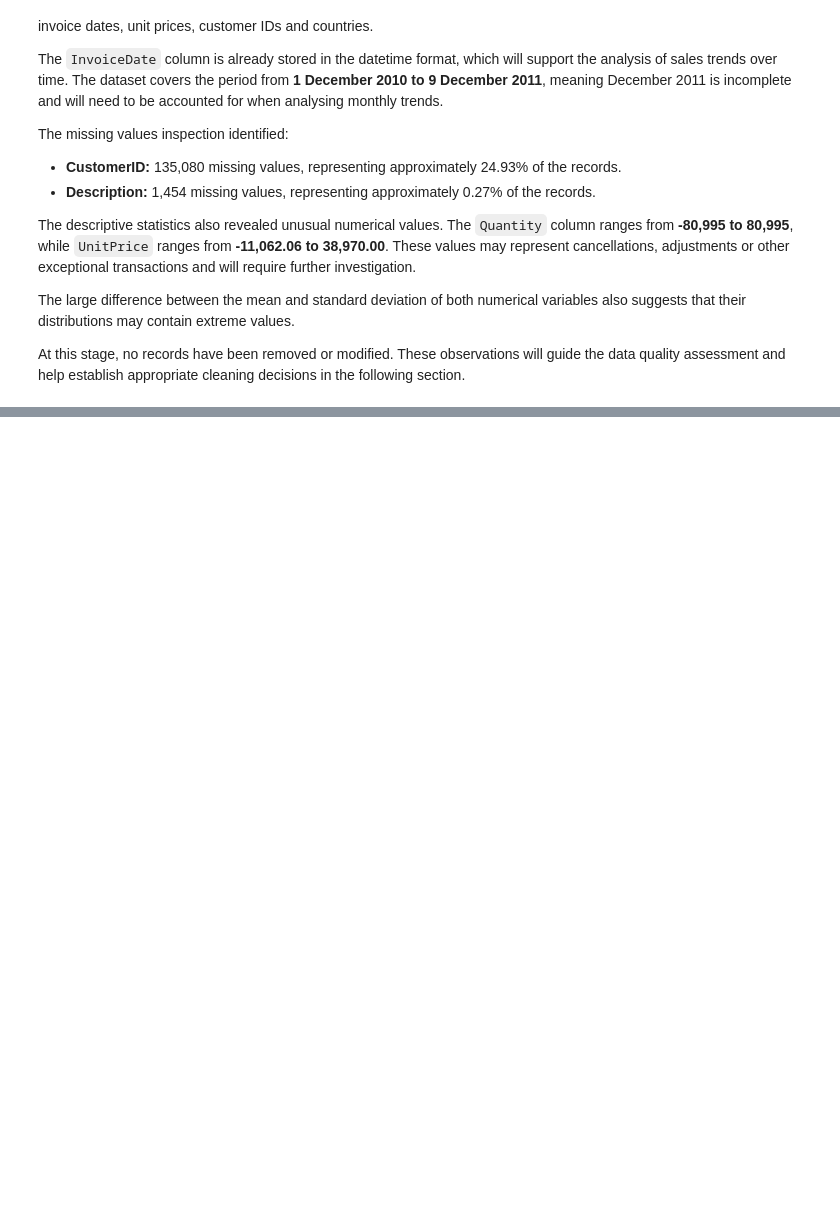
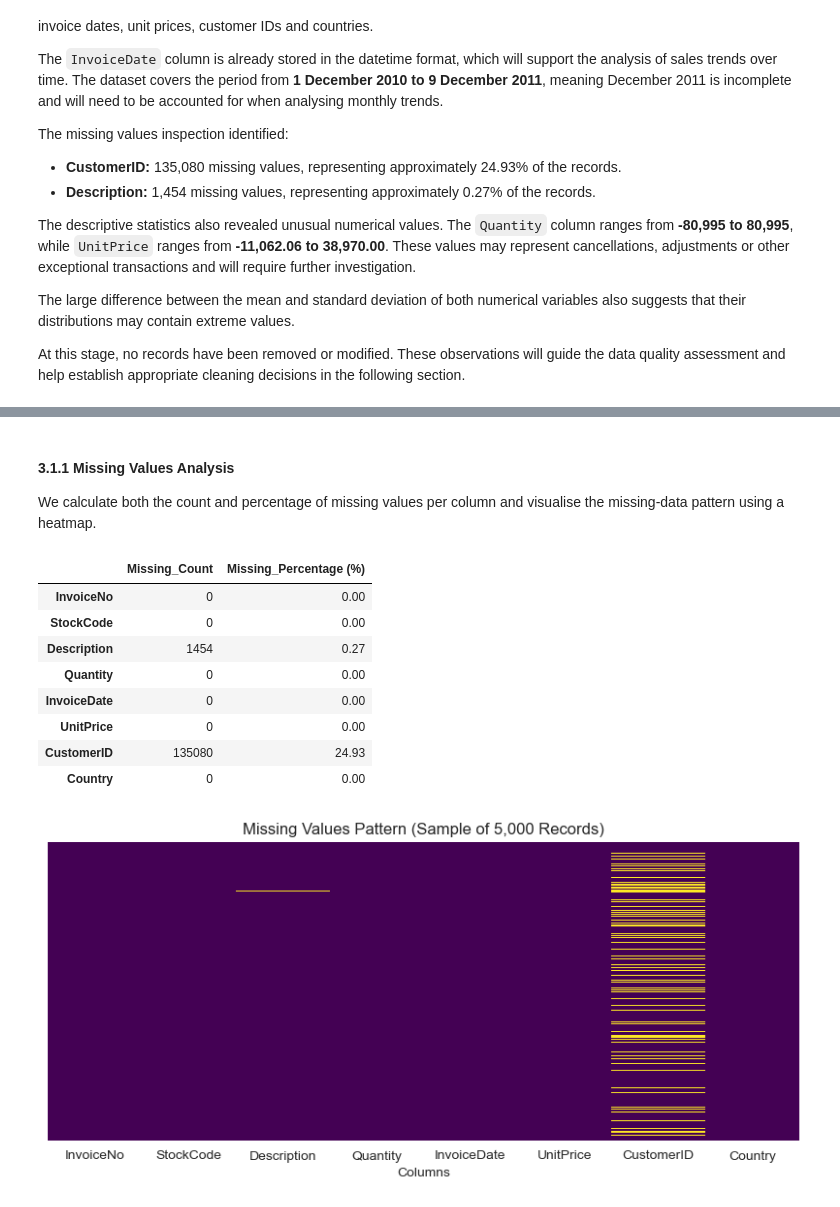
Before and after one commit to CCT-Dublin/CA2_Data_Visualisation_and_Communication_Caio_Jacob_2023168, a Jupyter notebook: CA2_Online_Retail_Analysis.ipynb, the cells around one changed output, grey strips where cells are left out. Drawn from its saved outputs; the diff is of its cells as text; code cells hidden in the pictures; blank space fills up the shorter version.

Commit message:
feat(quality): add systematic data quality assessment and anomaly checks

```diff
--- a/CA2_Online_Retail_Analysis.ipynb
+++ b/CA2_Online_Retail_Analysis.ipynb
@@ -178,0 +185,31 @@ At this stage, no records have been removed or modified. These observations will
+# %% [markdown]
+#### 3.1.1 Missing Values Analysis
+We calculate both the count and percentage of missing values per column and visualise the missing-data pattern using a heatmap.
+# %%
+# Calculate missing value counts and percentages per column
+missing_count = df.isnull().sum()
+missing_pct = (df.isnull().mean() * 100).round(2)
+
+missing_summary = pd.DataFrame({
+    "Missing_Count": missing_count,
+    "Missing_Percentage (%)": missing_pct
+})
+display(missing_summary)
+
+# Visualise missing values pattern on a random sample of 5,000 rows for fast rendering
+plt.figure(figsize=(10, 4))
+sns.heatmap(df.sample(5000, random_state=42).isnull(), yticklabels=False, cbar=False, cmap="viridis")
+plt.title("Missing Values Pattern (Sample of 5,000 Records)")
+plt.xlabel("Columns")
+plt.show()
+# %% [output]
+|  | Missing_Count | Missing_Percentage (%) |
+| InvoiceNo | 0 | 0.00 |
+| StockCode | 0 | 0.00 |
+| Description | 1454 | 0.27 |
+| Quantity | 0 | 0.00 |
+| InvoiceDate | 0 | 0.00 |
+| UnitPrice | 0 | 0.00 |
+| CustomerID | 135080 | 24.93 |
+| Country | 0 | 0.00 |
+[figure, added]
```
Also changed, not shown: parts of 11 cells of this notebook.
